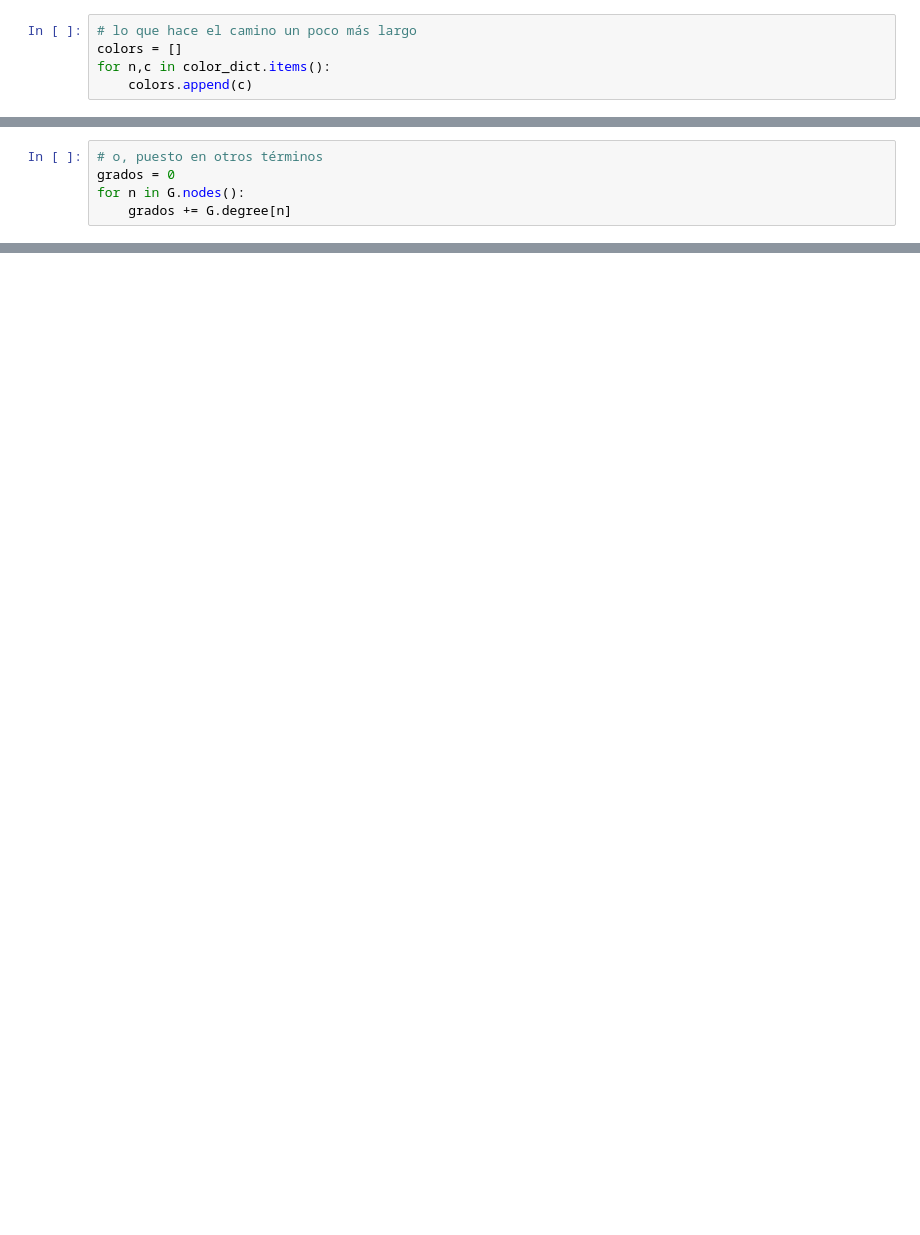
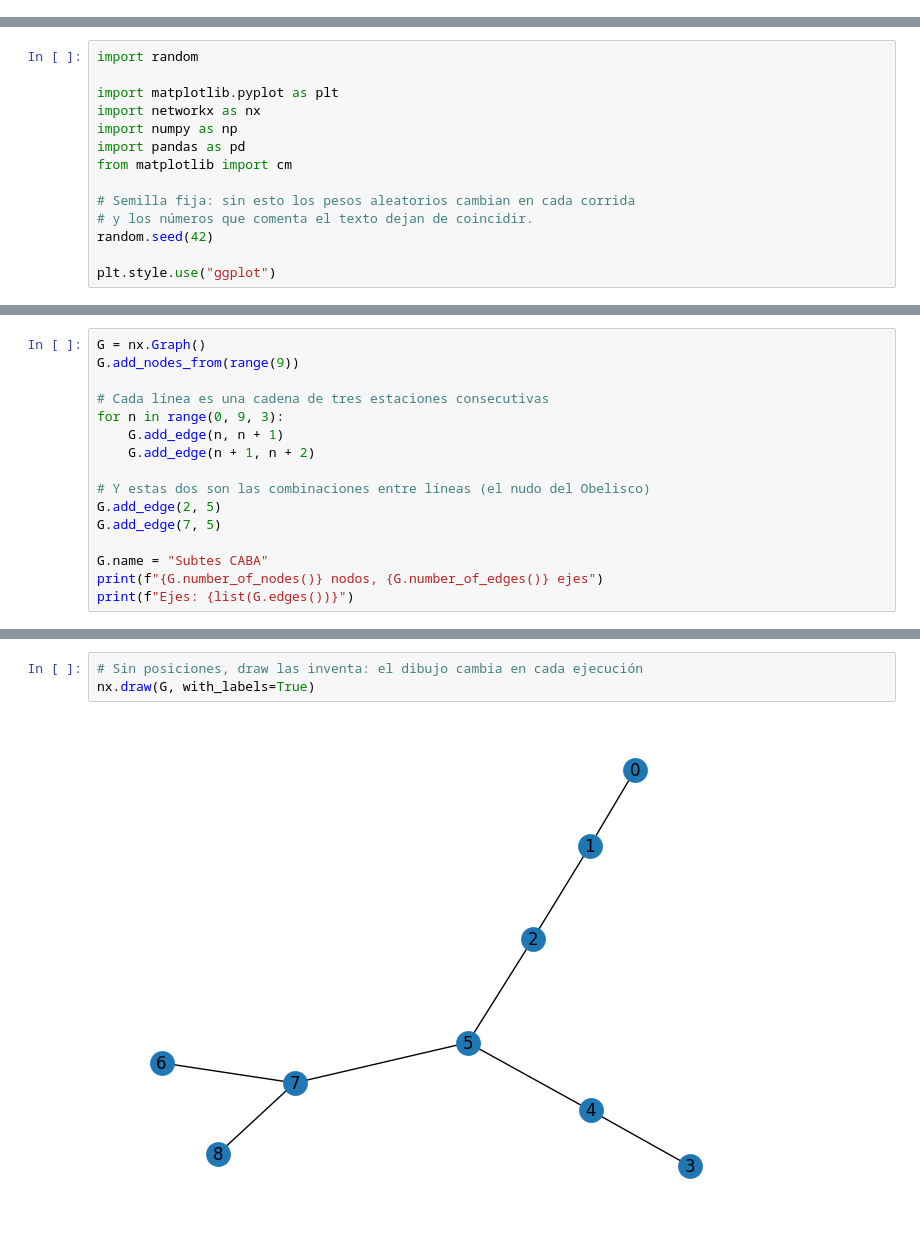
Before and after one commit to Data-Crew/transport-networks-lab, a Jupyter notebook: Notebooks/Practica_guiada1_IntroNx.ipynb, the cells around one changed output, grey strips where cells are left out. Cells and saved outputs as stored; diff of their text form; blank space fills up the shorter version.

```diff
--- a/Notebooks/Practica_guiada1_IntroNx.ipynb
+++ b/Notebooks/Practica_guiada1_IntroNx.ipynb
@@ -277,5 +2,0 @@ color_dict = nx.get_node_attributes(G,'color')
-# %%
-# lo que hace el camino un poco más largo
-colors = []
-for n,c in color_dict.items():
-    colors.append(c)
@@ -573,5 +2,0 @@ G.number_of_edges(), G.number_of_nodes()
-# %%
-# o, puesto en otros términos
-grados = 0
-for n in G.nodes():
-    grados += G.degree[n]
@@ -835,0 +22,14 @@ En nuestro grafo, la estación con mayor valor de intermediación es `9 de Julio
+# %%
+import random
+
+import matplotlib.pyplot as plt
+import networkx as nx
+import numpy as np
+import pandas as pd
+from matplotlib import cm
+
+# Semilla fija: sin esto los pesos aleatorios cambian en cada corrida
+# y los números que comenta el texto dejan de coincidir.
+random.seed(42)
+
+plt.style.use("ggplot")
@@ -835,0 +52,16 @@ En nuestro grafo, la estación con mayor valor de intermediación es `9 de Julio
+# %%
+G = nx.Graph()
+G.add_nodes_from(range(9))
+
+# Cada línea es una cadena de tres estaciones consecutivas
+for n in range(0, 9, 3):
+    G.add_edge(n, n + 1)
+    G.add_edge(n + 1, n + 2)
+
+# Y estas dos son las combinaciones entre líneas (el nudo del Obelisco)
+G.add_edge(2, 5)
+G.add_edge(7, 5)
+
+G.name = "Subtes CABA"
+print(f"{G.number_of_nodes()} nodos, {G.number_of_edges()} ejes")
+print(f"Ejes: {list(G.edges())}")
@@ -835,0 +71,5 @@ En nuestro grafo, la estación con mayor valor de intermediación es `9 de Julio
+# %%
+# Sin posiciones, draw las inventa: el dibujo cambia en cada ejecución
+nx.draw(G, with_labels=True)
+# %% [output]
+[figure, added]
```
Also changed, not shown: parts of 262 cells of this notebook, 29 other files.
